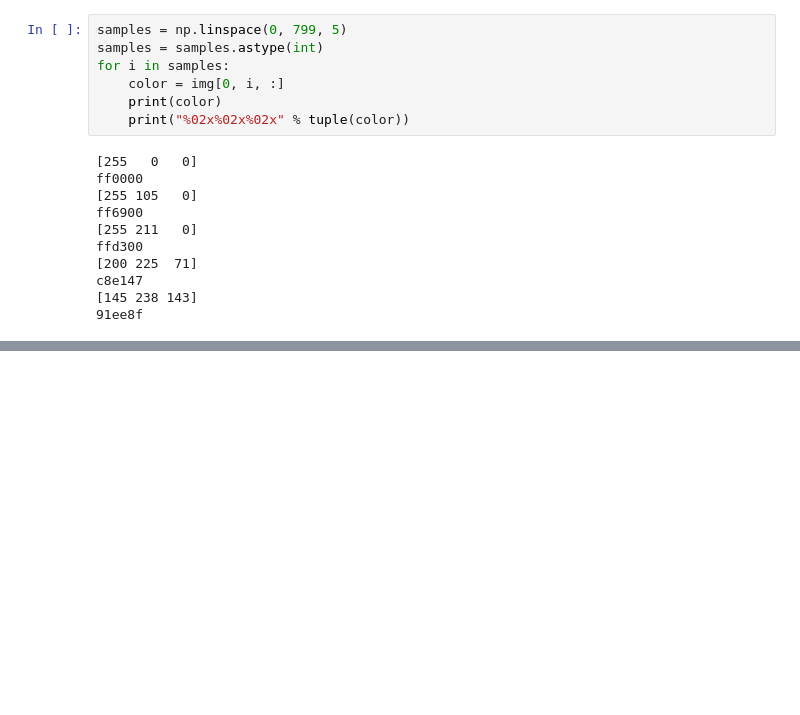
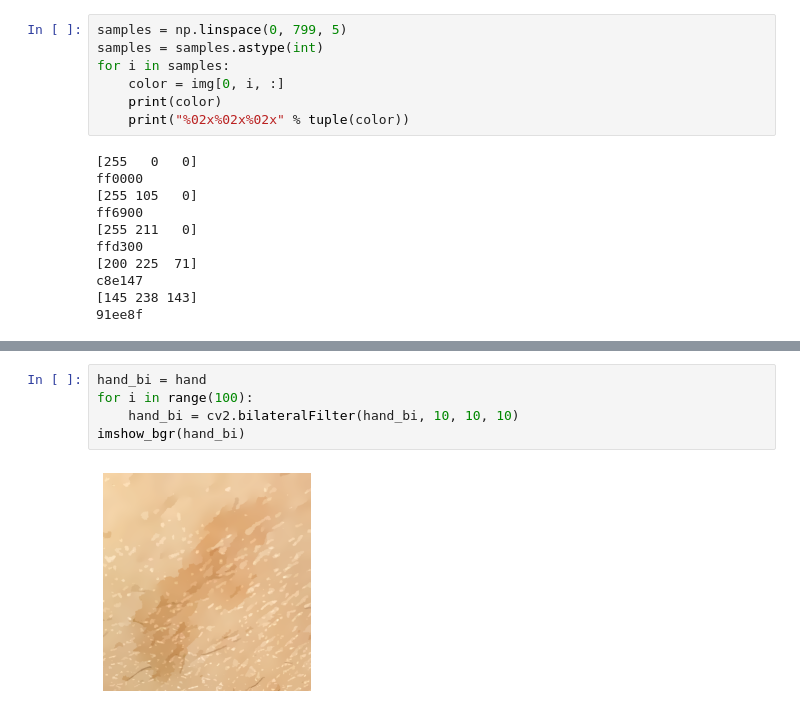
Before and after one commit to asano-lab/oasobi, a Jupyter notebook: opencv_test.ipynb, the cells around one changed output, grey strips where cells are left out. Drawn from its saved outputs; the diff is of its cells as text; blank space fills up the shorter version.

```diff
--- a/opencv_test.ipynb
+++ b/opencv_test.ipynb
@@ -68,0 +67,7 @@ imshow_gray(hand_bi)
+# %%
+hand_bi = hand
+for i in range(100):
+    hand_bi = cv2.bilateralFilter(hand_bi, 10, 10, 10)
+imshow_bgr(hand_bi)
+# %% [output]
+[figure, added]
```
Also changed, not shown: parts of 8 cells of this notebook.
